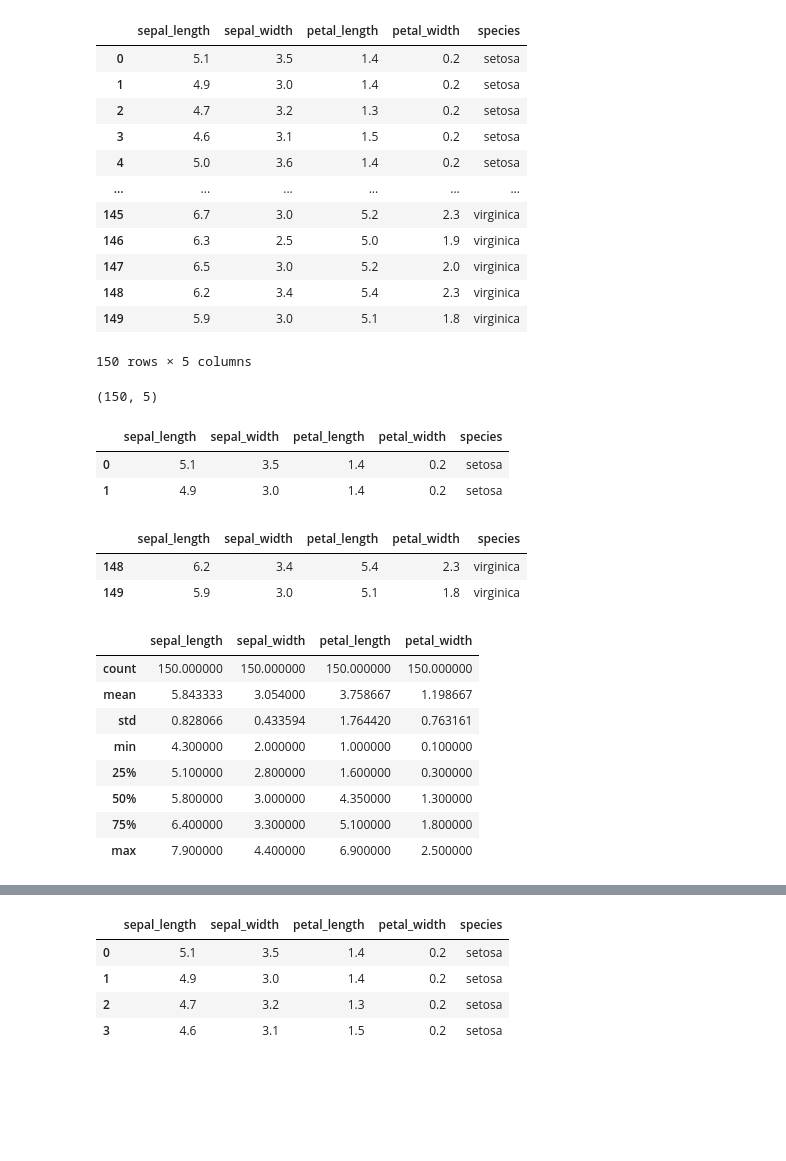
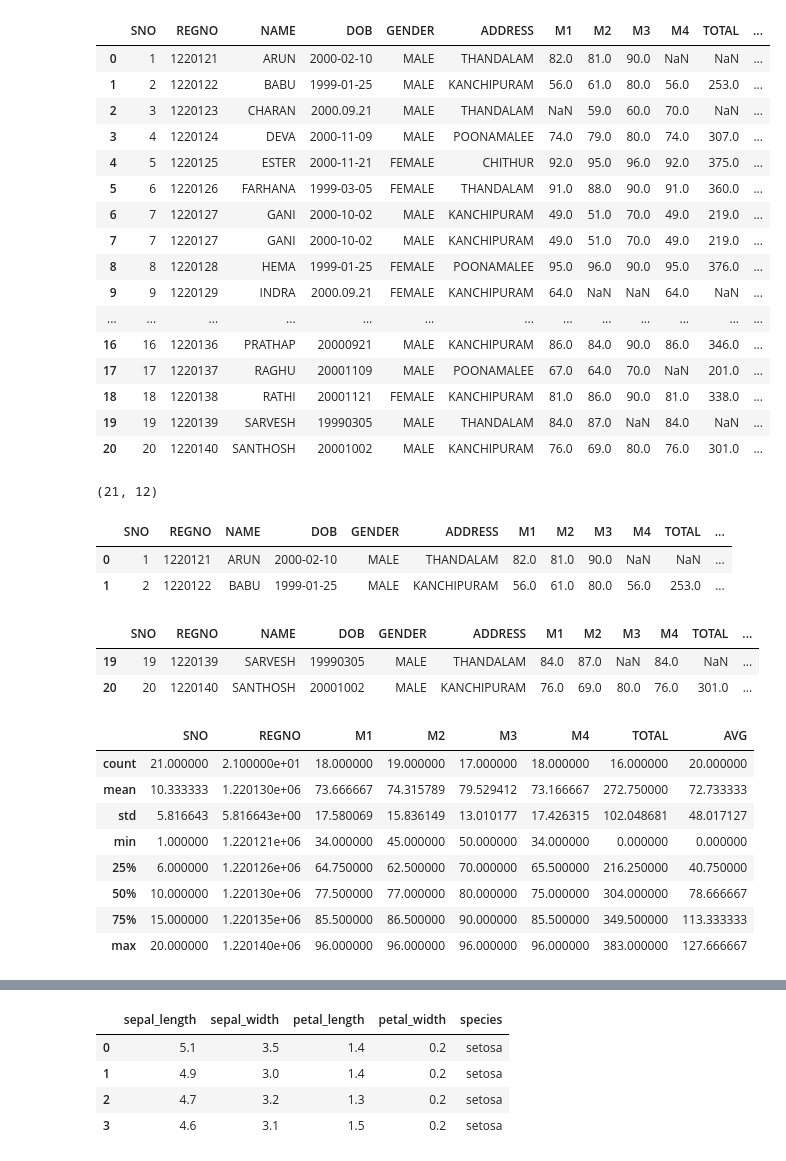
Before and after one commit to Sudharsan-ai/exno1, a Jupyter notebook: assign.ipynb, the cells around one changed output, grey strips where cells are left out. Cells and saved outputs as stored; diff of their text form; code cells hidden in the pictures; blank space fills up the shorter version.

```diff
--- a/assign.ipynb
+++ b/assign.ipynb
@@ -2,50 +2,54 @@
 <a href="https://colab.research.google.com/github/Sudharsan-ai/exno1/blob/main/assign.ipynb" target="_parent"><img src="https://colab.research.google.com/assets/colab-badge.svg" alt="Open In Colab"/></a>
 # %%
 import pandas as pd
-df = pd.read_csv("iris.csv")
+df = pd.read_csv("SAMPLEIDS.csv")
 df
 # %% [output]
-|  | sepal_length | sepal_width | petal_length | petal_width | species |
-| 0 | 5.1 | 3.5 | 1.4 | 0.2 | setosa |
-| 1 | 4.9 | 3.0 | 1.4 | 0.2 | setosa |
-| 2 | 4.7 | 3.2 | 1.3 | 0.2 | setosa |
-| 3 | 4.6 | 3.1 | 1.5 | 0.2 | setosa |
-| 4 | 5.0 | 3.6 | 1.4 | 0.2 | setosa |
-| ... | ... | ... | ... | ... | ... |
-| 145 | 6.7 | 3.0 | 5.2 | 2.3 | virginica |
-| 146 | 6.3 | 2.5 | 5.0 | 1.9 | virginica |
-| 147 | 6.5 | 3.0 | 5.2 | 2.0 | virginica |
-| 148 | 6.2 | 3.4 | 5.4 | 2.3 | virginica |
-| 149 | 5.9 | 3.0 | 5.1 | 1.8 | virginica |
+|  | SNO | REGNO | NAME | DOB | GENDER | ADDRESS | M1 | M2 | M3 | M4 | TOTAL | ... |
+| 0 | 1 | 1220121 | ARUN | 2000-02-10 | MALE | THANDALAM | 82.0 | 81.0 | 90.0 | NaN | NaN | ... |
+| 1 | 2 | 1220122 | BABU | 1999-01-25 | MALE | KANCHIPURAM | 56.0 | 61.0 | 80.0 | 56.0 | 253.0 | ... |
+| 2 | 3 | 1220123 | CHARAN | 2000.09.21 | MALE | THANDALAM | NaN | 59.0 | 60.0 | 70.0 | NaN | ... |
+| 3 | 4 | 1220124 | DEVA | 2000-11-09 | MALE | POONAMALEE | 74.0 | 79.0 | 80.0 | 74.0 | 307.0 | ... |
+| 4 | 5 | 1220125 | ESTER | 2000-11-21 | FEMALE | CHITHUR | 92.0 | 95.0 | 96.0 | 92.0 | 375.0 | ... |
+| 5 | 6 | 1220126 | FARHANA | 1999-03-05 | FEMALE | THANDALAM | 91.0 | 88.0 | 90.0 | 91.0 | 360.0 | ... |
+| 6 | 7 | 1220127 | GANI | 2000-10-02 | MALE | KANCHIPURAM | 49.0 | 51.0 | 70.0 | 49.0 | 219.0 | ... |
+| 7 | 7 | 1220127 | GANI | 2000-10-02 | MALE | KANCHIPURAM | 49.0 | 51.0 | 70.0 | 49.0 | 219.0 | ... |
+| 8 | 8 | 1220128 | HEMA | 1999-01-25 | FEMALE | POONAMALEE | 95.0 | 96.0 | 90.0 | 95.0 | 376.0 | ... |
+| 9 | 9 | 1220129 | INDRA | 2000.09.21 | FEMALE | KANCHIPURAM | 64.0 | NaN | NaN | 64.0 | NaN | ... |
+| ... | ... | ... | ... | ... | ... | ... | ... | ... | ... | ... | ... | ... |
+| 16 | 16 | 1220136 | PRATHAP | 20000921 | MALE | KANCHIPURAM | 86.0 | 84.0 | 90.0 | 86.0 | 346.0 | ... |
+| 17 | 17 | 1220137 | RAGHU | 20001109 | MALE | POONAMALEE | 67.0 | 64.0 | 70.0 | NaN | 201.0 | ... |
+| 18 | 18 | 1220138 | RATHI | 20001121 | FEMALE | KANCHIPURAM | 81.0 | 86.0 | 90.0 | 81.0 | 338.0 | ... |
+| 19 | 19 | 1220139 | SARVESH | 19990305 | MALE | THANDALAM | 84.0 | 87.0 | NaN | 84.0 | NaN | ... |
+| 20 | 20 | 1220140 | SANTHOSH | 20001002 | MALE | KANCHIPURAM | 76.0 | 69.0 | 80.0 | 76.0 | 301.0 | ... |
-150 rows × 5 columns
 # %%
 df.shape
 # %% [output]
-(150, 5)
+(21, 12)
 # %%
 df.head(2)
 # %% [output]
-|  | sepal_length | sepal_width | petal_length | petal_width | species |
-| 0 | 5.1 | 3.5 | 1.4 | 0.2 | setosa |
-| 1 | 4.9 | 3.0 | 1.4 | 0.2 | setosa |
+|  | SNO | REGNO | NAME | DOB | GENDER | ADDRESS | M1 | M2 | M3 | M4 | TOTAL | ... |
+| 0 | 1 | 1220121 | ARUN | 2000-02-10 | MALE | THANDALAM | 82.0 | 81.0 | 90.0 | NaN | NaN | ... |
+| 1 | 2 | 1220122 | BABU | 1999-01-25 | MALE | KANCHIPURAM | 56.0 | 61.0 | 80.0 | 56.0 | 253.0 | ... |
 # %%
 df.tail(2)
 # %% [output]
-|  | sepal_length | sepal_width | petal_length | petal_width | species |
-| 148 | 6.2 | 3.4 | 5.4 | 2.3 | virginica |
-| 149 | 5.9 | 3.0 | 5.1 | 1.8 | virginica |
+|  | SNO | REGNO | NAME | DOB | GENDER | ADDRESS | M1 | M2 | M3 | M4 | TOTAL | ... |
+| 19 | 19 | 1220139 | SARVESH | 19990305 | MALE | THANDALAM | 84.0 | 87.0 | NaN | 84.0 | NaN | ... |
+| 20 | 20 | 1220140 | SANTHOSH | 20001002 | MALE | KANCHIPURAM | 76.0 | 69.0 | 80.0 | 76.0 | 301.0 | ... |
 # %%
 df.describe()
 # %% [output]
-|  | sepal_length | sepal_width | petal_length | petal_width |
-| count | 150.000000 | 150.000000 | 150.000000 | 150.000000 |
-| mean | 5.843333 | 3.054000 | 3.758667 | 1.198667 |
-| std | 0.828066 | 0.433594 | 1.764420 | 0.763161 |
-| min | 4.300000 | 2.000000 | 1.000000 | 0.100000 |
-| 25% | 5.100000 | 2.800000 | 1.600000 | 0.300000 |
-| 50% | 5.800000 | 3.000000 | 4.350000 | 1.300000 |
-| 75% | 6.400000 | 3.300000 | 5.100000 | 1.800000 |
-| max | 7.900000 | 4.400000 | 6.900000 | 2.500000 |
+|  | SNO | REGNO | M1 | M2 | M3 | M4 | TOTAL | AVG |
+| count | 21.000000 | 2.100000e+01 | 18.000000 | 19.000000 | 17.000000 | 18.000000 | 16.000000 | 20.000000 |
+| mean | 10.333333 | 1.220130e+06 | 73.666667 | 74.315789 | 79.529412 | 73.166667 | 272.750000 | 72.733333 |
+| std | 5.816643 | 5.816643e+00 | 17.580069 | 15.836149 | 13.010177 | 17.426315 | 102.048681 | 48.017127 |
+| min | 1.000000 | 1.220121e+06 | 34.000000 | 45.000000 | 50.000000 | 34.000000 | 0.000000 | 0.000000 |
+| 25% | 6.000000 | 1.220126e+06 | 64.750000 | 62.500000 | 70.000000 | 65.500000 | 216.250000 | 40.750000 |
+| 50% | 10.000000 | 1.220130e+06 | 77.500000 | 77.000000 | 80.000000 | 75.000000 | 304.000000 | 78.666667 |
+| 75% | 15.000000 | 1.220135e+06 | 85.500000 | 86.500000 | 90.000000 | 85.500000 | 349.500000 | 113.333333 |
+| max | 20.000000 | 1.220140e+06 | 96.000000 | 96.000000 | 96.000000 | 96.000000 | 383.000000 | 127.666667 |
 # %%
 df.info()
 # %% [output]
```
Also changed, not shown: parts of 12 cells of this notebook.
